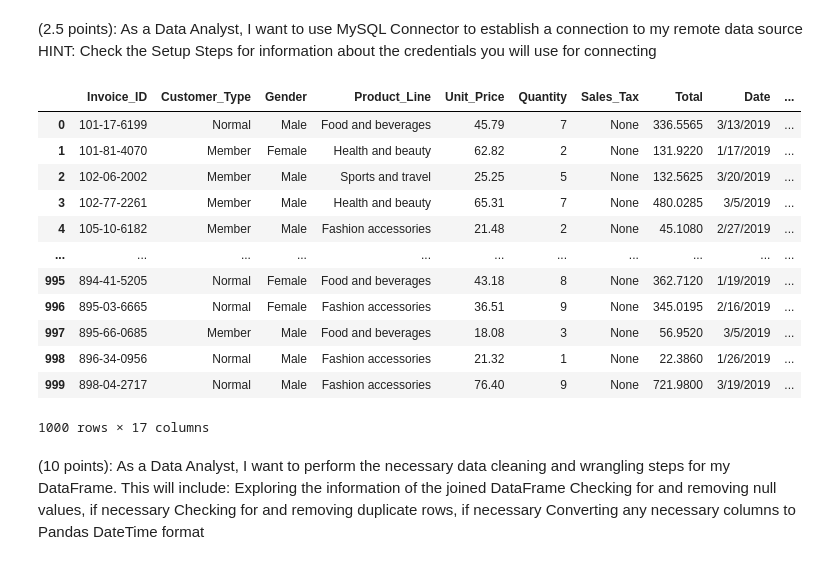
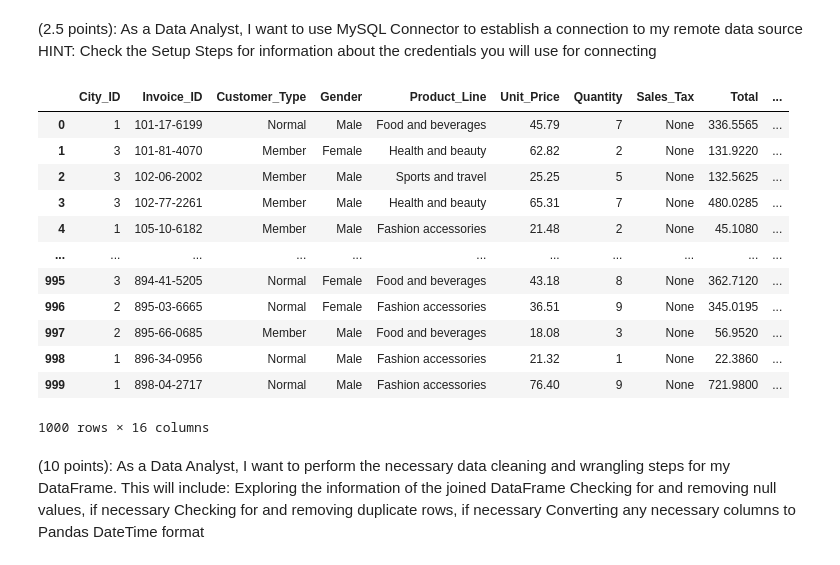
Before and after one commit to anbenbow/Exploratory-Data-Analysis-Part-1-2, a Jupyter notebook: Exploratory Data Analysis Part 1 & 2.ipynb, the cells around one changed output. Cells and saved outputs as stored; diff of their text form; code cells hidden in the pictures.

```diff
--- a/Exploratory Data Analysis Part 1 & 2.ipynb
+++ b/Exploratory Data Analysis Part 1 & 2.ipynb
@@ -9,34 +10,25 @@ import mysql.connector as connection
 HINT: Check the Setup Steps for information about the credentials you will use for connecting
 # %%
 my_db = connection.connect(host='daflexsalesdb.c5p7yvjq1h8y.us-east-2.rds.amazonaws.com', database='salesdb', user='root', password='D3v$tudent', use_pure='True')
-# %%
-# sales='SELECT * FROM sales'
-# cities='SELECT * FROM cities'
-# joined_query= pd.merge(left=sales, right=cities,how='outer', left_on='City_ID', right_on='City_ID')
-
-# my_query = 'SELECT * FROM cities, sales'
-# df = pd.read_sql_query(my_query, my_db,);
-# df
-
-
-
-my_query = """SELECT * FROM sales JOIN cities ON sales.City_ID=cities.City_ID"""
-df = pd.read_sql_query(my_query, my_db,);
-df
-# %% [output]
-|  | Invoice_ID | Customer_Type | Gender | Product_Line | Unit_Price | Quantity | Sales_Tax | Total | Date | ... |
-| 0 | 101-17-6199 | Normal | Male | Food and beverages | 45.79 | 7 | None | 336.5565 | 3/13/2019 | ... |
-| 1 | 101-81-4070 | Member | Female | Health and beauty | 62.82 | 2 | None | 131.9220 | 1/17/2019 | ... |
-| 2 | 102-06-2002 | Member | Male | Sports and travel | 25.25 | 5 | None | 132.5625 | 3/20/2019 | ... |
-| 3 | 102-77-2261 | Member | Male | Health and beauty | 65.31 | 7 | None | 480.0285 | 3/5/2019 | ... |
-| 4 | 105-10-6182 | Member | Male | Fashion accessories | 21.48 | 2 | None | 45.1080 | 2/27/2019 | ... |
-| ... | ... | ... | ... | ... | ... | ... | ... | ... | ... | ... |
-| 995 | 894-41-5205 | Normal | Female | Food and beverages | 43.18 | 8 | None | 362.7120 | 1/19/2019 | ... |
-| 996 | 895-03-6665 | Normal | Female | Fashion accessories | 36.51 | 9 | None | 345.0195 | 2/16/2019 | ... |
-| 997 | 895-66-0685 | Member | Male | Food and beverages | 18.08 | 3 | None | 56.9520 | 3/5/2019 | ... |
-| 998 | 896-34-0956 | Normal | Male | Fashion accessories | 21.32 | 1 | None | 22.3860 | 1/26/2019 | ... |
-| 999 | 898-04-2717 | Normal | Male | Fashion accessories | 76.40 | 9 | None | 721.9800 | 3/19/2019 | ... |
-1000 rows × 17 columns
+# %%
+my_query = """SELECT * FROM sales JOIN cities USING(City_ID)"""
+
+df = pd.read_sql_query(my_query, my_db);
+df
+# %% [output]
+|  | City_ID | Invoice_ID | Customer_Type | Gender | Product_Line | Unit_Price | Quantity | Sales_Tax | Total | ... |
+| 0 | 1 | 101-17-6199 | Normal | Male | Food and beverages | 45.79 | 7 | None | 336.5565 | ... |
+| 1 | 3 | 101-81-4070 | Member | Female | Health and beauty | 62.82 | 2 | None | 131.9220 | ... |
+| 2 | 3 | 102-06-2002 | Member | Male | Sports and travel | 25.25 | 5 | None | 132.5625 | ... |
+| 3 | 3 | 102-77-2261 | Member | Male | Health and beauty | 65.31 | 7 | None | 480.0285 | ... |
+| 4 | 1 | 105-10-6182 | Member | Male | Fashion accessories | 21.48 | 2 | None | 45.1080 | ... |
+| ... | ... | ... | ... | ... | ... | ... | ... | ... | ... | ... |
+| 995 | 3 | 894-41-5205 | Normal | Female | Food and beverages | 43.18 | 8 | None | 362.7120 | ... |
+| 996 | 2 | 895-03-6665 | Normal | Female | Fashion accessories | 36.51 | 9 | None | 345.0195 | ... |
+| 997 | 2 | 895-66-0685 | Member | Male | Food and beverages | 18.08 | 3 | None | 56.9520 | ... |
+| 998 | 1 | 896-34-0956 | Normal | Male | Fashion accessories | 21.32 | 1 | None | 22.3860 | ... |
+| 999 | 1 | 898-04-2717 | Normal | Male | Fashion accessories | 76.40 | 9 | None | 721.9800 | ... |
+1000 rows × 16 columns
 # %% [markdown]
 (10 points): As a Data Analyst, I want to perform the necessary data cleaning and wrangling steps for my DataFrame.  This will include:
 Exploring the information of the joined DataFrame
```
Also changed, not shown: parts of 13 cells of this notebook.
